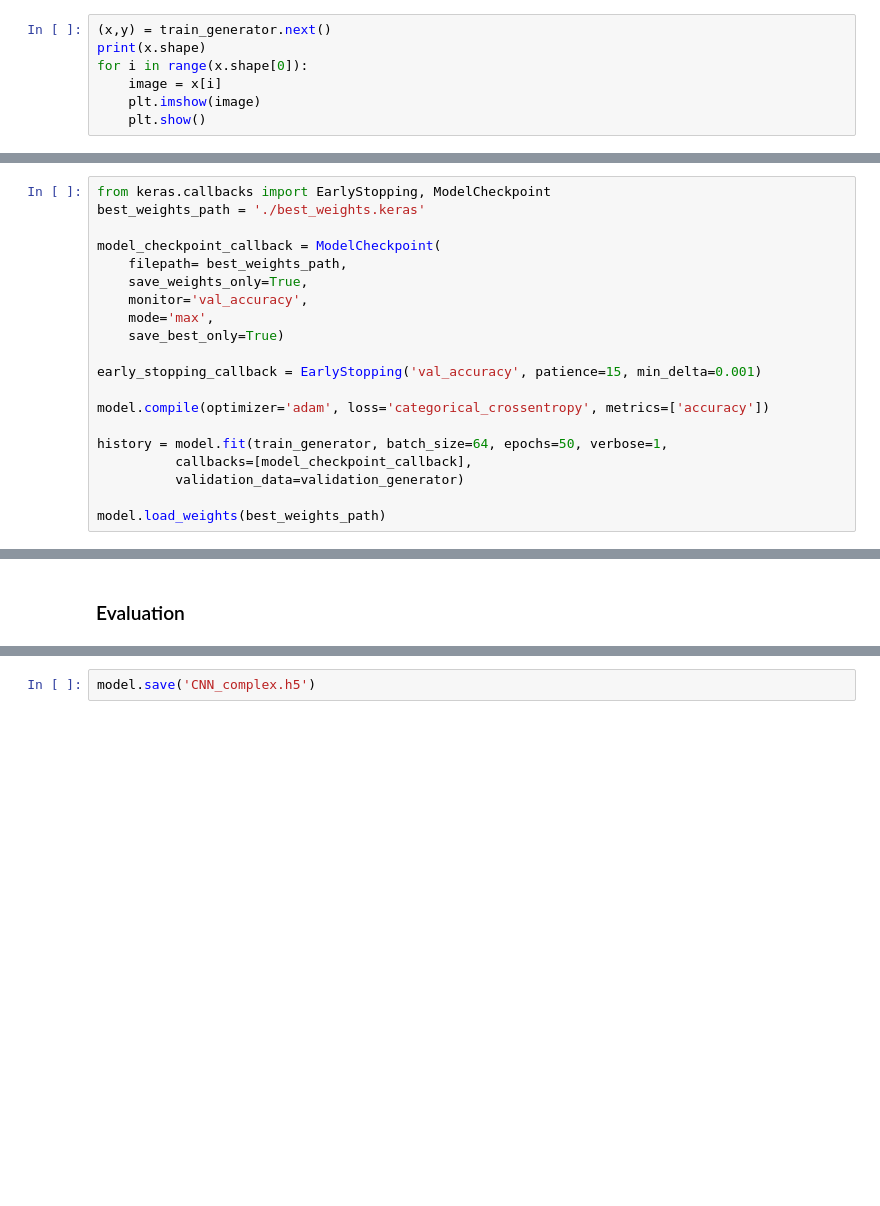
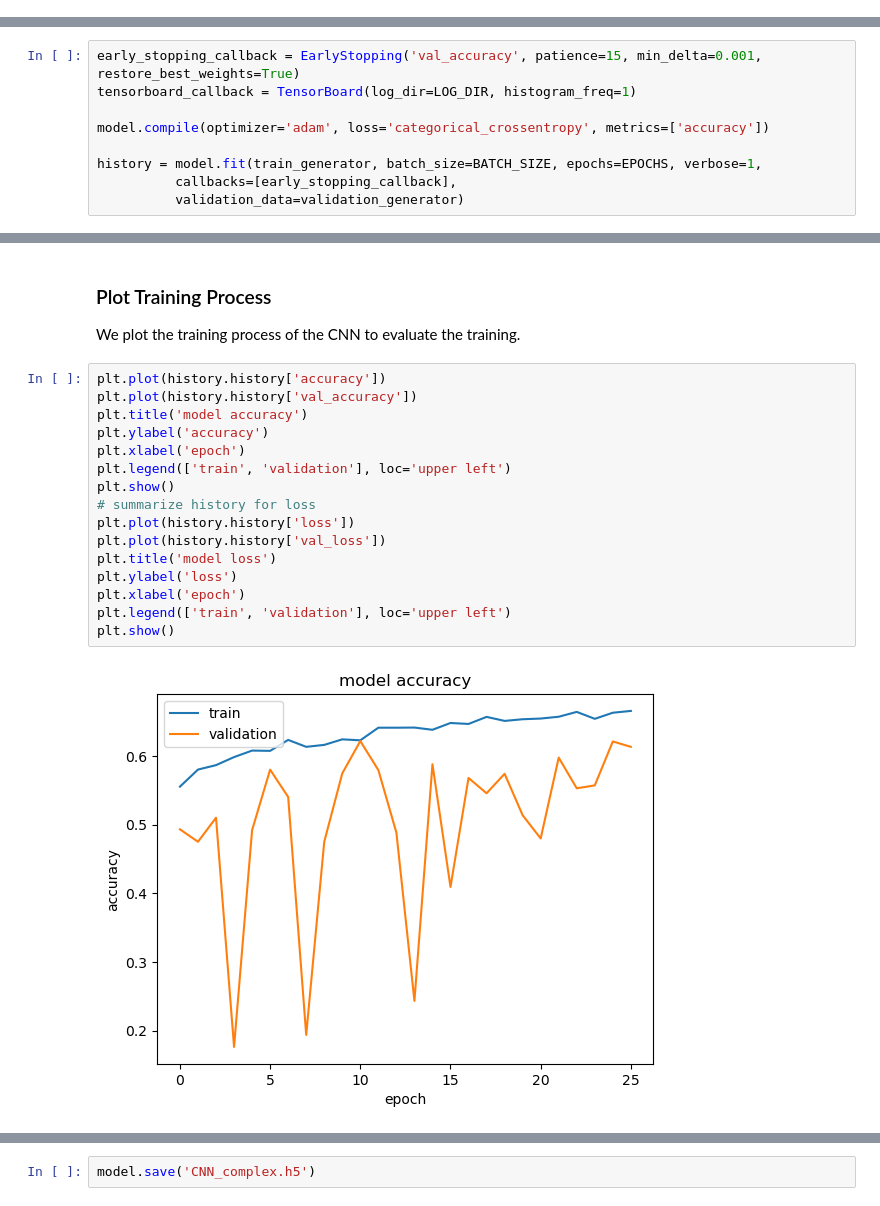
Before and after one commit to Tess3ract/Master-GeoKI, a Jupyter notebook: CNN_From_Scratch.ipynb, the cells around one changed output, grey strips where cells are left out. Cells and saved outputs as stored; diff of their text form; blank space fills up the shorter version.

Commit message:
Ready for Abgabe. Only training of CNN from scratch has to end.

```diff
--- a/CNN_From_Scratch.ipynb
+++ b/CNN_From_Scratch.ipynb
@@ -87,7 +62,0 @@ Found 1243 images belonging to 11 classes.
-# %%
-(x,y) = train_generator.next()
-print(x.shape)
-for i in range(x.shape[0]):
-    image = x[i]
-    plt.imshow(image)
-    plt.show()
@@ -336,21 +123,10 @@ ________________________________________________________________________________
 # %%
-from keras.callbacks import EarlyStopping, ModelCheckpoint
-best_weights_path = './best_weights.keras'
-
-model_checkpoint_callback = ModelCheckpoint(
-    filepath= best_weights_path,
-    save_weights_only=True,
-    monitor='val_accuracy',
-    mode='max',
-    save_best_only=True)
-
-early_stopping_callback = EarlyStopping('val_accuracy', patience=15, min_delta=0.001)
+early_stopping_callback = EarlyStopping('val_accuracy', patience=15, min_delta=0.001, restore_best_weights=True)
+tensorboard_callback = TensorBoard(log_dir=LOG_DIR, histogram_freq=1)
 
 model.compile(optimizer='adam', loss='categorical_crossentropy', metrics=['accuracy'])
 
-history = model.fit(train_generator, batch_size=64, epochs=50, verbose=1,
-          callbacks=[model_checkpoint_callback],
+history = model.fit(train_generator, batch_size=BATCH_SIZE, epochs=EPOCHS, verbose=1,
+          callbacks=[early_stopping_callback],
           validation_data=validation_generator)
-
-model.load_weights(best_weights_path)
 # %% [output]
@@ -388,2 +150,21 @@ plt.legend()
-# %% [markdown]
-### Evaluation
+# %% [markdown]
+### Plot Training Process
+We plot the training process of the CNN to evaluate the training.
+# %%
+plt.plot(history.history['accuracy'])
+plt.plot(history.history['val_accuracy'])
+plt.title('model accuracy')
+plt.ylabel('accuracy')
+plt.xlabel('epoch')
+plt.legend(['train', 'validation'], loc='upper left')
+plt.show()
+# summarize history for loss
+plt.plot(history.history['loss'])
+plt.plot(history.history['val_loss'])
+plt.title('model loss')
+plt.ylabel('loss')
+plt.xlabel('epoch')
+plt.legend(['train', 'validation'], loc='upper left')
+plt.show()
+# %% [output]
+[figure, added]
```
Also changed, not shown: parts of 43 cells of this notebook, 3 other files.
